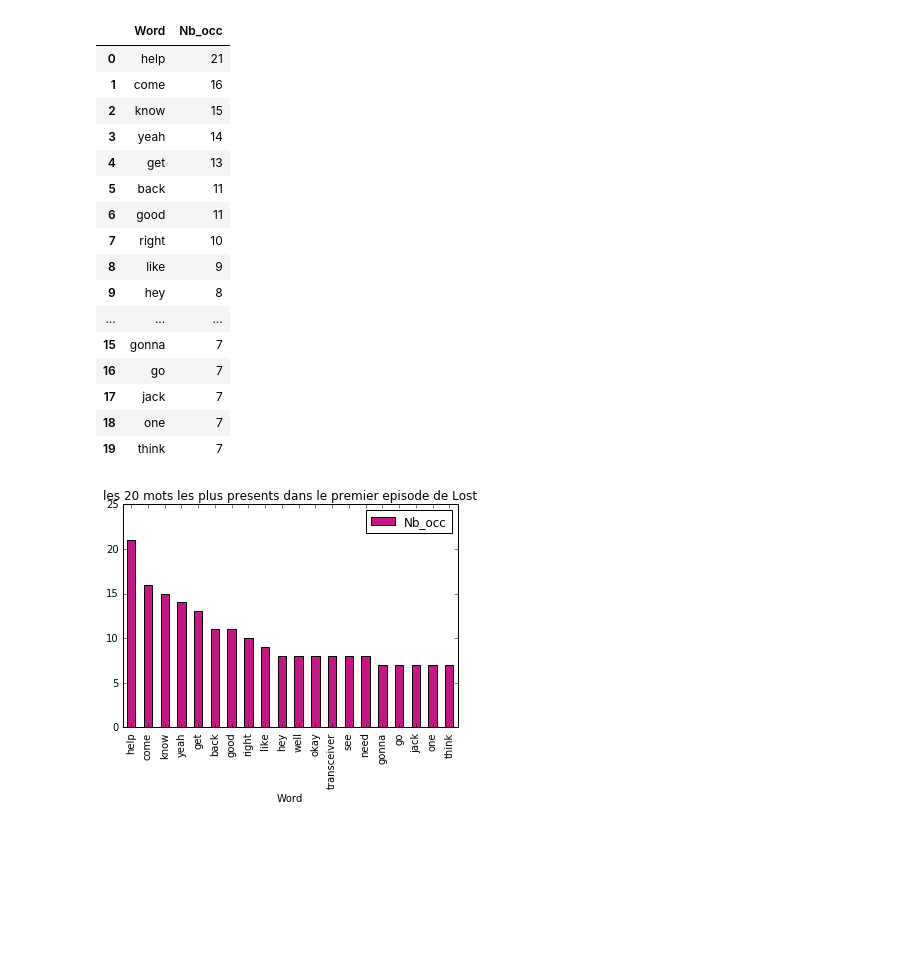
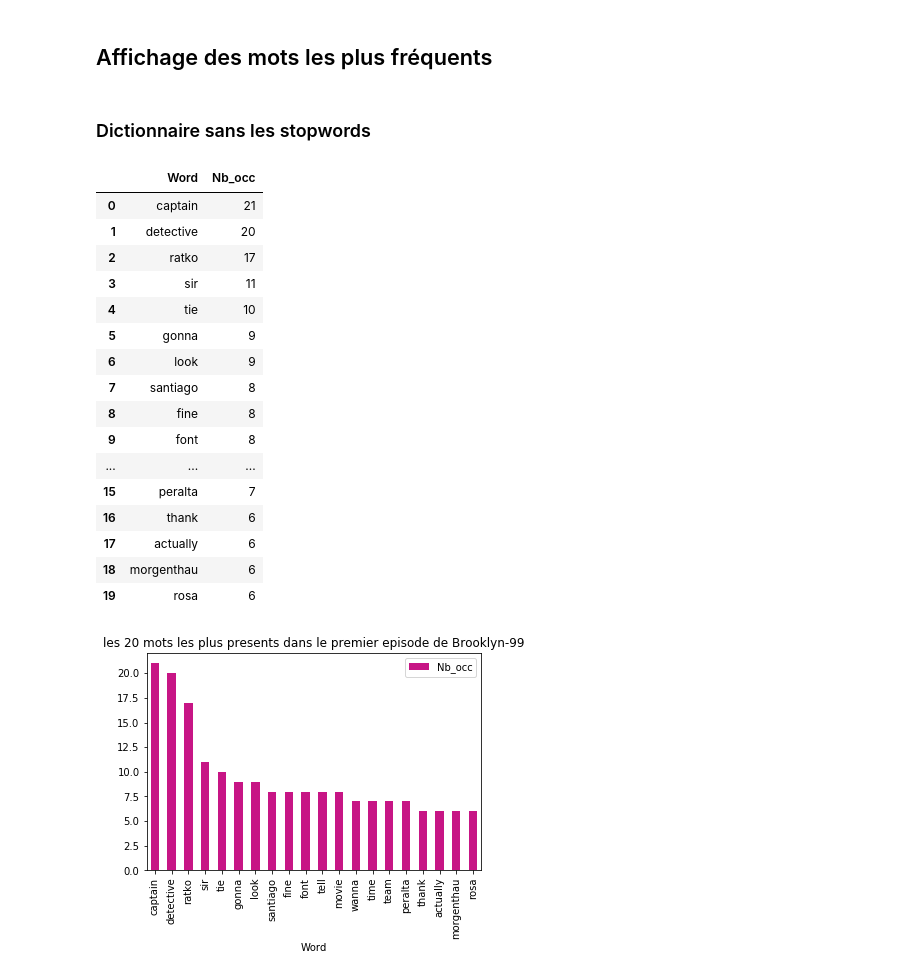
Before and after one commit to constance-scherer/PLDAC_Recommandation_analyse_sous_titres, a Jupyter notebook: test_lecture_fichier.ipynb, the cells around one changed output. Saved outputs shown, nothing was run; the diff lists cells and outputs as text; code cells hidden in the pictures; blank space fills up the shorter version.

```diff
--- a/test_lecture_fichier.ipynb
+++ b/test_lecture_fichier.ipynb
@@ -34,6 +73,8 @@ print(len(dico1))
+# %%
+sw = stopwords.words('english')
 # %%
 corpus = [texte]
-vectorizer = CountVectorizer(stop_words = stopwords.words('english'))
+vectorizer = CountVectorizer(stop_words = sw)
 X = vectorizer.fit_transform(corpus)
 dico2 = vectorizer.get_feature_names()
 nb_occ = X.toarray()[0]
@@ -87,0 +89,6 @@ dico2[157]
+# %%
+ps = PorterStemmer()
+dico_stem = []
+for word in dico2 :
+    dico_stem.append(ps.stem(word))
+print(len(dico_stem))
@@ -87,0 +97,7 @@ dico2[157]
+# %%
+cpt = 0
+for i in range(0, len(dico2)) :
+    if dico2[i] == dico_stem[i] :
+        cpt += 1
+
+cpt
@@ -88,38 +152,42 @@ dico2[157]
+# %% [markdown]
+## Affichage des mots les plus fréquents
+# %% [markdown]
+### Dictionnaire sans les stopwords
 # %%
 n = 20
 ind = np.argpartition(nb_occ, -n)[-n:]
 ind = ind[np.argsort(-nb_occ[ind])]
 words = [dico2[i] for i in ind]
 
 words_count = []
 i = 0
 for i in range(len(words)):
     words_count.append(nb_occ[ind[i]])
 
 df = pd.DataFrame(np.column_stack([words, words_count]), columns=['Word', 'Nb_occ'])
 df.Nb_occ=pd.to_numeric(df.Nb_occ)
 
-titre = "les "+str(n)+" mots les plus presents dans le premier episode de Lost"
+titre = "les "+str(n)+" mots les plus presents dans le premier episode de Brooklyn-99"
 hist = df.plot(kind='bar', x='Word', y='Nb_occ', color='mediumvioletred', title =titre).get_figure()
 path_fig = "img/"+titre+'.png'
 hist.savefig(path_fig,  bbox_inches="tight")
 df
 # %% [output]
 |  | Word | Nb_occ |
-| 0 | help | 21 |
-| 1 | come | 16 |
-| 2 | know | 15 |
-| 3 | yeah | 14 |
-| 4 | get | 13 |
-| 5 | back | 11 |
-| 6 | good | 11 |
-| 7 | right | 10 |
-| 8 | like | 9 |
-| 9 | hey | 8 |
+| 0 | captain | 21 |
+| 1 | detective | 20 |
+| 2 | ratko | 17 |
+| 3 | sir | 11 |
+| 4 | tie | 10 |
+| 5 | gonna | 9 |
+| 6 | look | 9 |
+| 7 | santiago | 8 |
+| 8 | fine | 8 |
+| 9 | font | 8 |
 | ... | ... | ... |
-| 15 | gonna | 7 |
-| 16 | go | 7 |
-| 17 | jack | 7 |
-| 18 | one | 7 |
-| 19 | think | 7 |
+| 15 | peralta | 7 |
+| 16 | thank | 6 |
+| 17 | actually | 6 |
+| 18 | morgenthau | 6 |
+| 19 | rosa | 6 |
-[figure, old version]
+[figure, new version]
```
Also changed, not shown: parts of 29 cells of this notebook, 5 other files.
